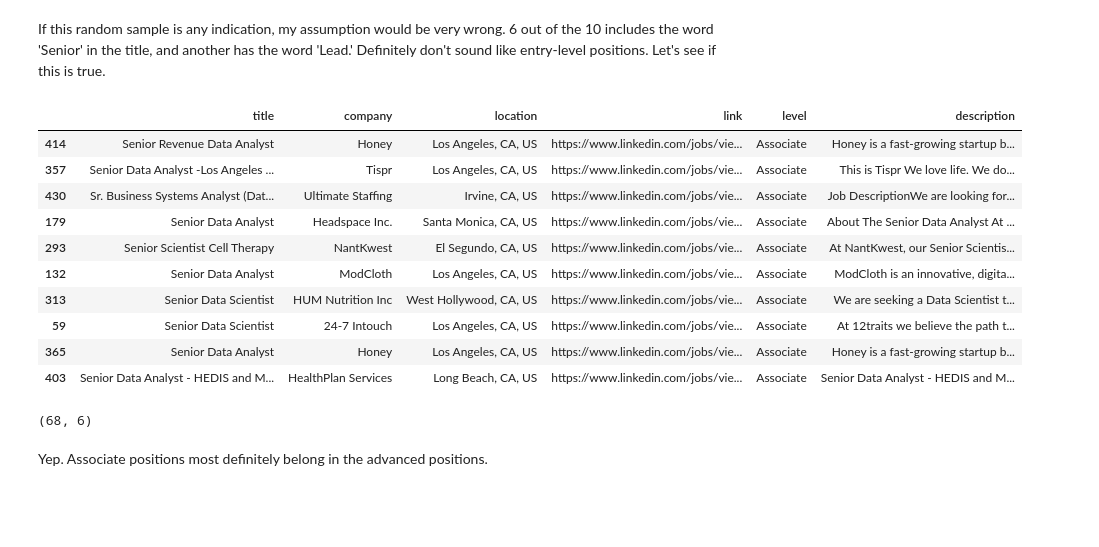
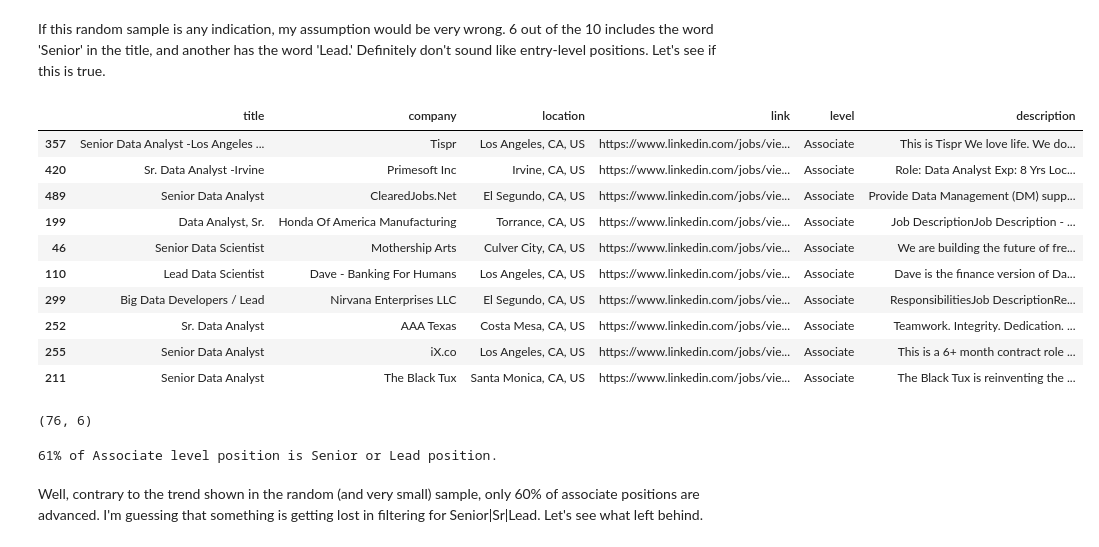
Before and after one commit to 26Jinx/SieveJobs, a Jupyter notebook: LinkedIn_Jobs_Data.ipynb, the cells around one changed output. Cells and saved outputs as stored; diff of their text form; code cells hidden in the pictures; blank space fills up the shorter version.

```diff
--- a/LinkedIn_Jobs_Data.ipynb
+++ b/LinkedIn_Jobs_Data.ipynb
@@ -213,24 +229,28 @@ If this random sample is any indication, my assumption would be very wrong. 6 ou
 # %%
 #df_assoc['title'].value_counts()
 
 # it might be a little easier to read if Senior or Sr is filtered
-sr_assoc = df_assoc.loc[df_assoc['title'].str.contains('Senior|Sr')]
+sr_assoc = df_assoc.loc[df_assoc['title'].str.contains('Senior|Sr|Lead')]
 sr_assoc.sample(10)
 # %% [output]
 |  | title | company | location | link | level | description |
-| 414 | Senior Revenue Data Analyst | Honey | Los Angeles, CA, US | https://www.linkedin.com/jobs/vie... | Associate | Honey is a fast-growing startup b... |
 | 357 | Senior Data Analyst -Los Angeles ... | Tispr | Los Angeles, CA, US | https://www.linkedin.com/jobs/vie... | Associate | This is Tispr We love life. We do... |
-| 430 | Sr. Business Systems Analyst (Dat... | Ultimate Staffing | Irvine, CA, US | https://www.linkedin.com/jobs/vie... | Associate | Job DescriptionWe are looking for... |
-| 179 | Senior Data Analyst | Headspace Inc. | Santa Monica, CA, US | https://www.linkedin.com/jobs/vie... | Associate | About The Senior Data Analyst At ... |
-| 293 | Senior Scientist Cell Therapy | NantKwest | El Segundo, CA, US | https://www.linkedin.com/jobs/vie... | Associate | At NantKwest, our Senior Scientis... |
-| 132 | Senior Data Analyst | ModCloth | Los Angeles, CA, US | https://www.linkedin.com/jobs/vie... | Associate | ModCloth is an innovative, digita... |
-| 313 | Senior Data Scientist | HUM Nutrition Inc | West Hollywood, CA, US | https://www.linkedin.com/jobs/vie... | Associate | We are seeking a Data Scientist t... |
-| 59 | Senior Data Scientist | 24-7 Intouch | Los Angeles, CA, US | https://www.linkedin.com/jobs/vie... | Associate | At 12traits we believe the path t... |
-| 365 | Senior Data Analyst | Honey | Los Angeles, CA, US | https://www.linkedin.com/jobs/vie... | Associate | Honey is a fast-growing startup b... |
-| 403 | Senior Data Analyst - HEDIS and M... | HealthPlan Services | Long Beach, CA, US | https://www.linkedin.com/jobs/vie... | Associate | Senior Data Analyst - HEDIS and M... |
+| 420 | Sr. Data Analyst -Irvine | Primesoft Inc | Irvine, CA, US | https://www.linkedin.com/jobs/vie... | Associate | Role: Data Analyst Exp: 8 Yrs Loc... |
+| 489 | Senior Data Analyst | ClearedJobs.Net | El Segundo, CA, US | https://www.linkedin.com/jobs/vie... | Associate | Provide Data Management (DM) supp... |
+| 199 | Data Analyst, Sr. | Honda Of America Manufacturing | Torrance, CA, US | https://www.linkedin.com/jobs/vie... | Associate | Job DescriptionJob Description - ... |
+| 46 | Senior Data Scientist | Mothership Arts | Culver City, CA, US | https://www.linkedin.com/jobs/vie... | Associate | We are building the future of fre... |
+| 110 | Lead Data Scientist | Dave - Banking For Humans | Los Angeles, CA, US | https://www.linkedin.com/jobs/vie... | Associate | Dave is the finance version of Da... |
+| 299 | Big Data Developers / Lead | Nirvana Enterprises LLC | El Segundo, CA, US | https://www.linkedin.com/jobs/vie... | Associate | ResponsibilitiesJob DescriptionRe... |
+| 252 | Sr. Data Analyst | AAA Texas | Costa Mesa, CA, US | https://www.linkedin.com/jobs/vie... | Associate | Teamwork. Integrity. Dedication. ... |
+| 255 | Senior Data Analyst | iX.co | Los Angeles, CA, US | https://www.linkedin.com/jobs/vie... | Associate | This is a 6+ month contract role ... |
+| 211 | Senior Data Analyst | The Black Tux | Santa Monica, CA, US | https://www.linkedin.com/jobs/vie... | Associate | The Black Tux is reinventing the ... |
 # %%
 sr_assoc.shape
 # %% [output]
-(68, 6)
+(76, 6)
-# %% [markdown]
-Yep. Associate positions most definitely belong in the advanced positions.
+# %%
+print(f'{(76/124*100):.0f}% of Associate level position is Senior or Lead position.')
+# %% [output]
+61% of Associate level position is Senior or Lead position.
+# %% [markdown]
+Well, contrary to the trend shown in the random (and very small) sample, only 60% of associate positions are advanced. I'm guessing that something is getting lost in filtering for Senior|Sr|Lead. Let's see what left behind.
```
Also changed, not shown: parts of 5 cells of this notebook.
